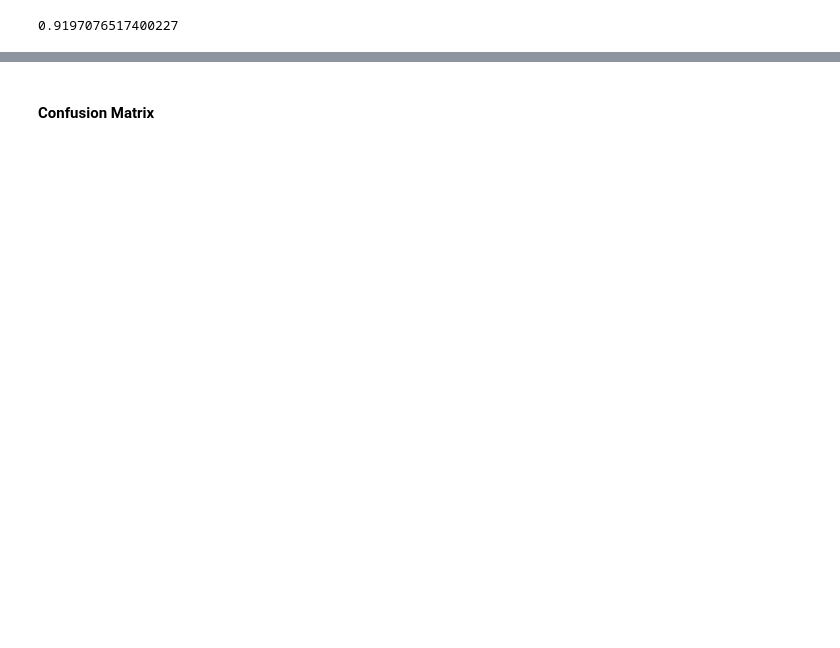
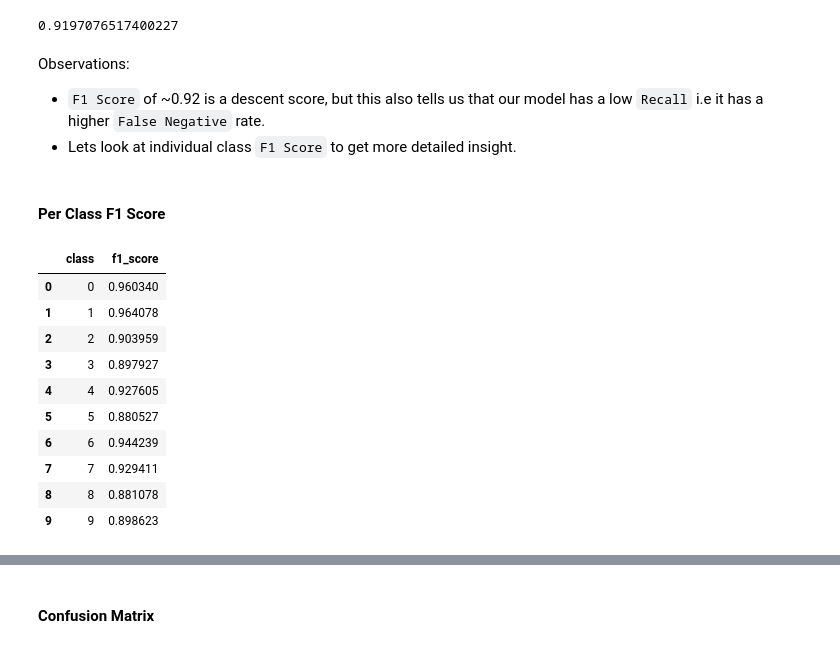
Before and after one commit to gaurangdave/mnist_digits_recognition, a Jupyter notebook: notebooks/02_transform_data.ipynb, the cells around one changed output, grey strips where cells are left out. Drawn from its saved outputs; the diff is of its cells as text; code cells hidden in the pictures; blank space fills up the shorter version.

```diff
--- a/notebooks/02_transform_data.ipynb
+++ b/notebooks/02_transform_data.ipynb
@@ -376,3 +363,35 @@ F1 Score
 f1_score(train_Y, predictions, average="weighted")
 # %% [output]
 0.9197076517400227
+# %% [markdown]
+Observations:
+* `F1 Score` of ~0.92 is a descent score, but this also tells us that our model has a low `Recall` i.e it has a higher `False Negative` rate.
+* Lets look at individual class `F1 Score` to get more detailed insight.
+# %% [markdown]
+#### Per Class F1 Score
+# %%
+## helper function to calculate per class f1 scores
+def per_class_f1_score(actual_classes, prediction_classes):
+    # Compute F1 scores for each class directly
+    f1_scores = f1_score(actual_classes, prediction_classes, average=None)
+    # Create a list of dictionaries for output
+    per_class_f1_scores = [{"class": i, "f1_score": score} for i, score in enumerate(f1_scores)]
+
+    return per_class_f1_scores
+# %%
+per_class_f1_scores = per_class_f1_score(train_Y, predictions)
+f1_scores_df = pd.DataFrame(per_class_f1_scores)
+# %%
+f1_scores_df
+# %% [output]
+|  | class | f1_score |
+| 0 | 0 | 0.960340 |
+| 1 | 1 | 0.964078 |
+| 2 | 2 | 0.903959 |
+| 3 | 3 | 0.897927 |
+| 4 | 4 | 0.927605 |
+| 5 | 5 | 0.880527 |
+| 6 | 6 | 0.944239 |
+| 7 | 7 | 0.929411 |
+| 8 | 8 | 0.881078 |
+| 9 | 9 | 0.898623 |
```
Also changed, not shown: parts of 20 cells of this notebook.
